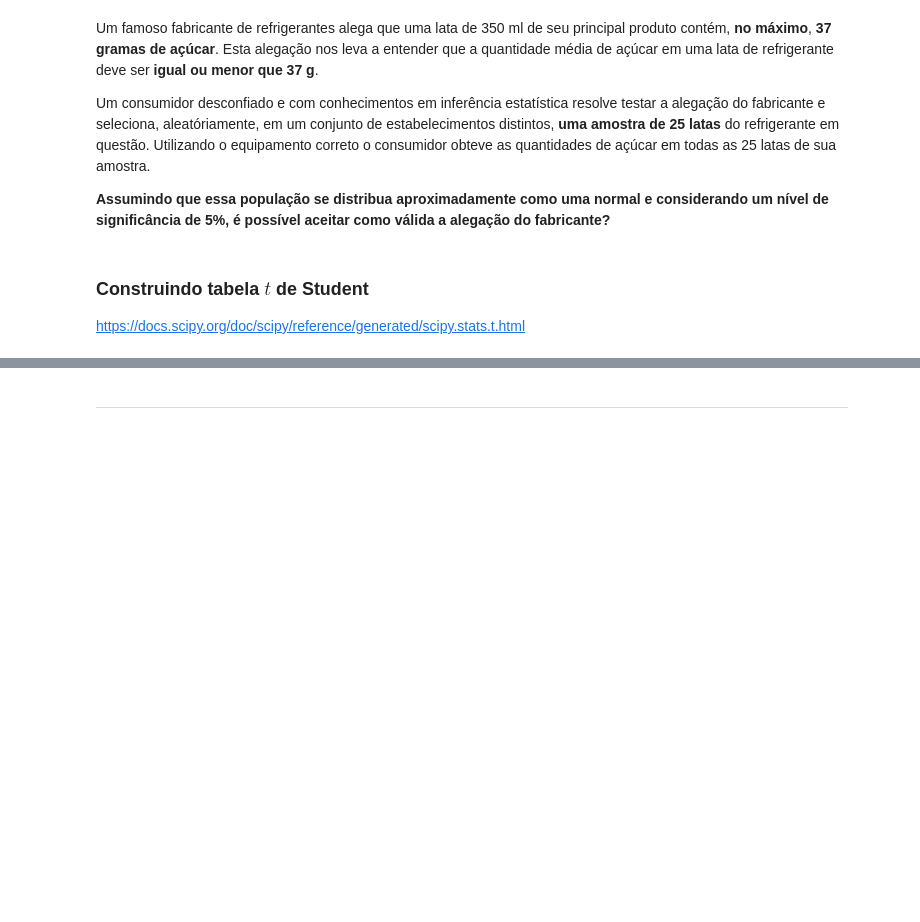
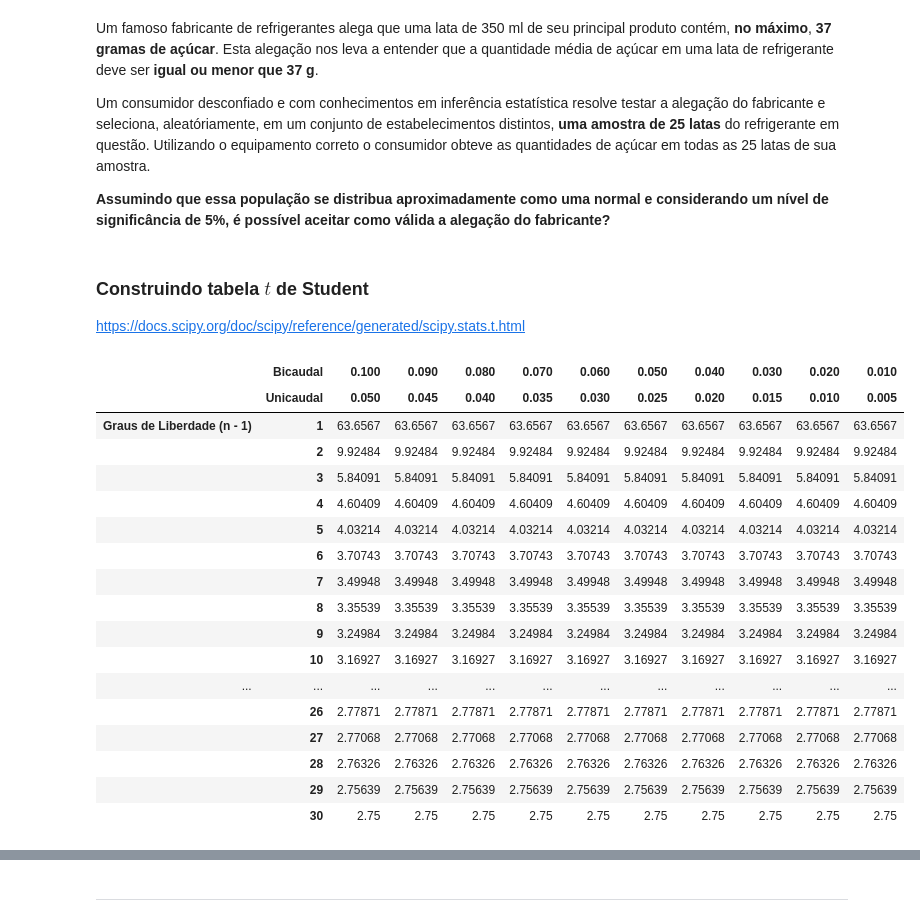
Before and after one commit to ViniViniAntunes/Analise-descritiva-PNAD-2015_Parte-3, a Jupyter notebook: Curso_de_Estatística_Parte_3.ipynb, the cells around one changed output, grey strips where cells are left out. Cells and saved outputs as stored; diff of their text form; code cells hidden in the pictures; blank space fills up the shorter version.

```diff
--- a/Curso_de_Estatística_Parte_3.ipynb
+++ b/Curso_de_Estatística_Parte_3.ipynb
@@ -447,6 +447,49 @@ Um consumidor desconfiado e com conhecimentos em inferência estatística resolv
 # %% [markdown]
 ### Construindo tabela $t$ de Student
 https://docs.scipy.org/doc/scipy/reference/generated/scipy.stats.t.html
+# %%
+import pandas as pd
+from scipy.stats import t as t_student
+
+tabela_t_student = pd.DataFrame(
+    [],
+    index = [i for i in range(1, 31)],
+    columns = [1 / 100 for i in range(10, 0, -1)]
+)
+
+for index in tabela_t_student.index:
+  for column in tabela_t_student.columns:
+    tabela_t_student.loc[index, column] = t_student.ppf(1 - float(column) / 2, index)
+
+index = [('Graus de Liberdade (n - 1)', i) for i in range(1, 31)]
+tabela_t_student.index = pd.MultiIndex.from_tuples(index)
+
+columns = [("{0:0.3f}".format(i / 100),  "{0:0.3f}".format((i / 100) / 2)) for i in range(10, 0, -1)]
+tabela_t_student.columns = pd.MultiIndex.from_tuples(columns)
+
+
+tabela_t_student.rename_axis(['Bicaudal', 'Unicaudal'], axis = 1, inplace = True)
+
+tabela_t_student
+# %% [output]
+|  | Bicaudal | 0.100 | 0.090 | 0.080 | 0.070 | 0.060 | 0.050 | 0.040 | 0.030 | 0.020 | 0.010 |
+|  | Unicaudal | 0.050 | 0.045 | 0.040 | 0.035 | 0.030 | 0.025 | 0.020 | 0.015 | 0.010 | 0.005 |
+| Graus de Liberdade (n - 1) | 1 | 63.6567 | 63.6567 | 63.6567 | 63.6567 | 63.6567 | 63.6567 | 63.6567 | 63.6567 | 63.6567 | 63.6567 |
+|  | 2 | 9.92484 | 9.92484 | 9.92484 | 9.92484 | 9.92484 | 9.92484 | 9.92484 | 9.92484 | 9.92484 | 9.92484 |
+|  | 3 | 5.84091 | 5.84091 | 5.84091 | 5.84091 | 5.84091 | 5.84091 | 5.84091 | 5.84091 | 5.84091 | 5.84091 |
+|  | 4 | 4.60409 | 4.60409 | 4.60409 | 4.60409 | 4.60409 | 4.60409 | 4.60409 | 4.60409 | 4.60409 | 4.60409 |
+|  | 5 | 4.03214 | 4.03214 | 4.03214 | 4.03214 | 4.03214 | 4.03214 | 4.03214 | 4.03214 | 4.03214 | 4.03214 |
+|  | 6 | 3.70743 | 3.70743 | 3.70743 | 3.70743 | 3.70743 | 3.70743 | 3.70743 | 3.70743 | 3.70743 | 3.70743 |
+|  | 7 | 3.49948 | 3.49948 | 3.49948 | 3.49948 | 3.49948 | 3.49948 | 3.49948 | 3.49948 | 3.49948 | 3.49948 |
+|  | 8 | 3.35539 | 3.35539 | 3.35539 | 3.35539 | 3.35539 | 3.35539 | 3.35539 | 3.35539 | 3.35539 | 3.35539 |
+|  | 9 | 3.24984 | 3.24984 | 3.24984 | 3.24984 | 3.24984 | 3.24984 | 3.24984 | 3.24984 | 3.24984 | 3.24984 |
+|  | 10 | 3.16927 | 3.16927 | 3.16927 | 3.16927 | 3.16927 | 3.16927 | 3.16927 | 3.16927 | 3.16927 | 3.16927 |
+| ... | ... | ... | ... | ... | ... | ... | ... | ... | ... | ... | ... |
+|  | 26 | 2.77871 | 2.77871 | 2.77871 | 2.77871 | 2.77871 | 2.77871 | 2.77871 | 2.77871 | 2.77871 | 2.77871 |
+|  | 27 | 2.77068 | 2.77068 | 2.77068 | 2.77068 | 2.77068 | 2.77068 | 2.77068 | 2.77068 | 2.77068 | 2.77068 |
+|  | 28 | 2.76326 | 2.76326 | 2.76326 | 2.76326 | 2.76326 | 2.76326 | 2.76326 | 2.76326 | 2.76326 | 2.76326 |
+|  | 29 | 2.75639 | 2.75639 | 2.75639 | 2.75639 | 2.75639 | 2.75639 | 2.75639 | 2.75639 | 2.75639 | 2.75639 |
+|  | 30 | 2.75 | 2.75 | 2.75 | 2.75 | 2.75 | 2.75 | 2.75 | 2.75 | 2.75 | 2.75 |
 # %% [markdown]
 <img src='https://caelum-online-public.s3.amazonaws.com/1229-estatistica-parte3/01/img004.png' width='250px'>
 
```
Also changed, not shown: parts of 34 cells of this notebook.
